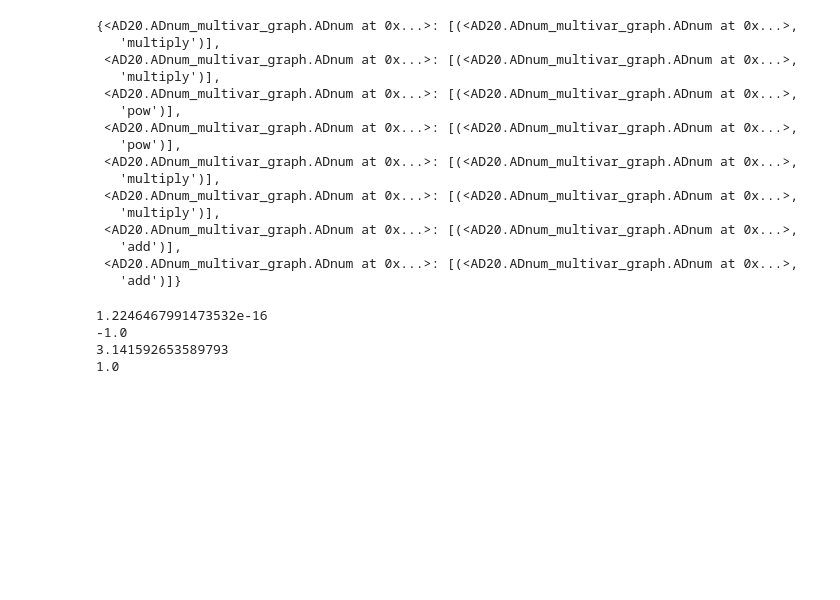
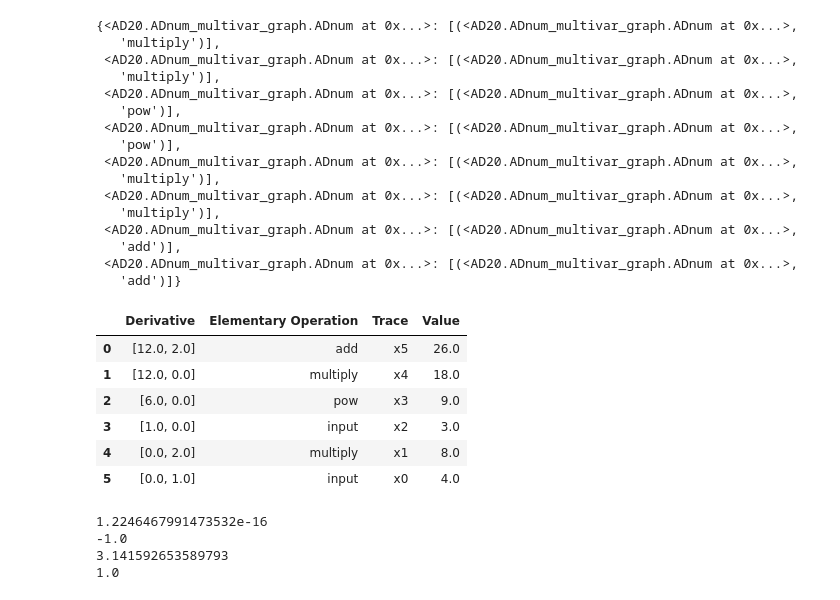
Before and after one commit to CS207-AD20/cs207-FinalProject, a Jupyter notebook: docs/LindseyPlaying.ipynb, the cells around one changed output. Saved outputs shown, nothing was run; the diff lists cells and outputs as text; code cells hidden in the pictures; blank space fills up the shorter version.

```diff
--- a/docs/LindseyPlaying.ipynb
+++ b/docs/LindseyPlaying.ipynb
@@ -55,6 +57,16 @@ f.graph
    'add')],
  <AD20.ADnum_multivar_graph.ADnum at 0x...>: [(<AD20.ADnum_multivar_graph.ADnum at 0x...>,
    'add')]}
+# %%
+ADgraph.gen_table(f)
+# %% [output]
+|  | Derivative | Elementary Operation | Trace | Value |
+| 0 | [12.0, 2.0] | add | x5 | 26.0 |
+| 1 | [12.0, 0.0] | multiply | x4 | 18.0 |
+| 2 | [6.0, 0.0] | pow | x3 | 9.0 |
+| 3 | [1.0, 0.0] | input | x2 | 3.0 |
+| 4 | [0.0, 2.0] | multiply | x1 | 8.0 |
+| 5 | [0.0, 1.0] | input | x0 | 4.0 |
 # %%
 #another example with a trignometric function
 x = ADnum(np.pi, der = 1) # Step 1: initialize x, this time at pi
```
Also changed, not shown: parts of 5 cells of this notebook, 4 other files.
